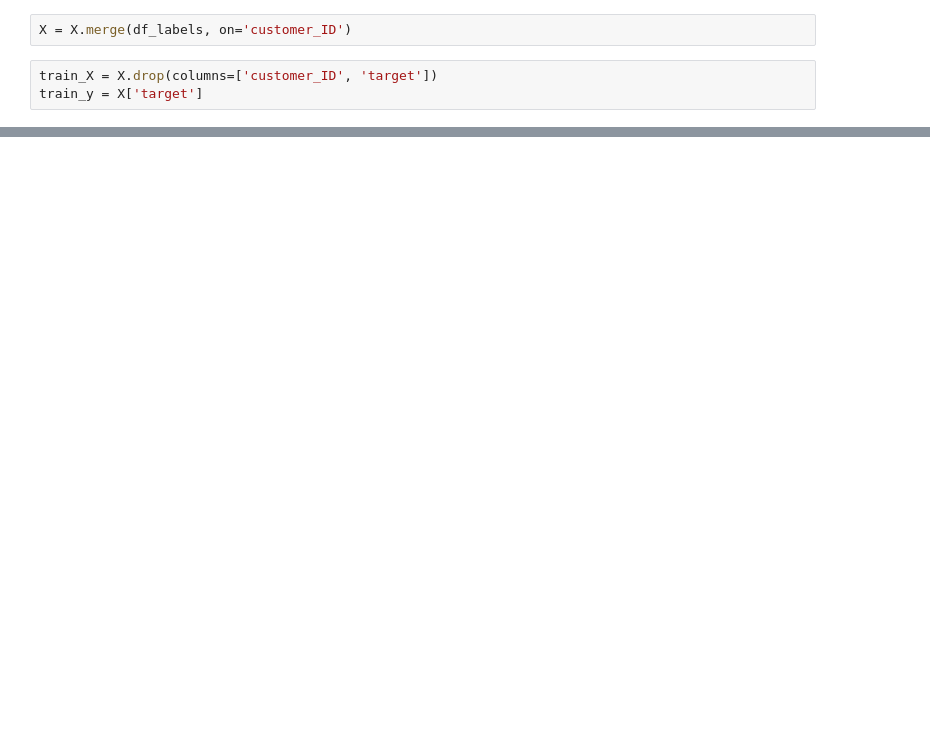
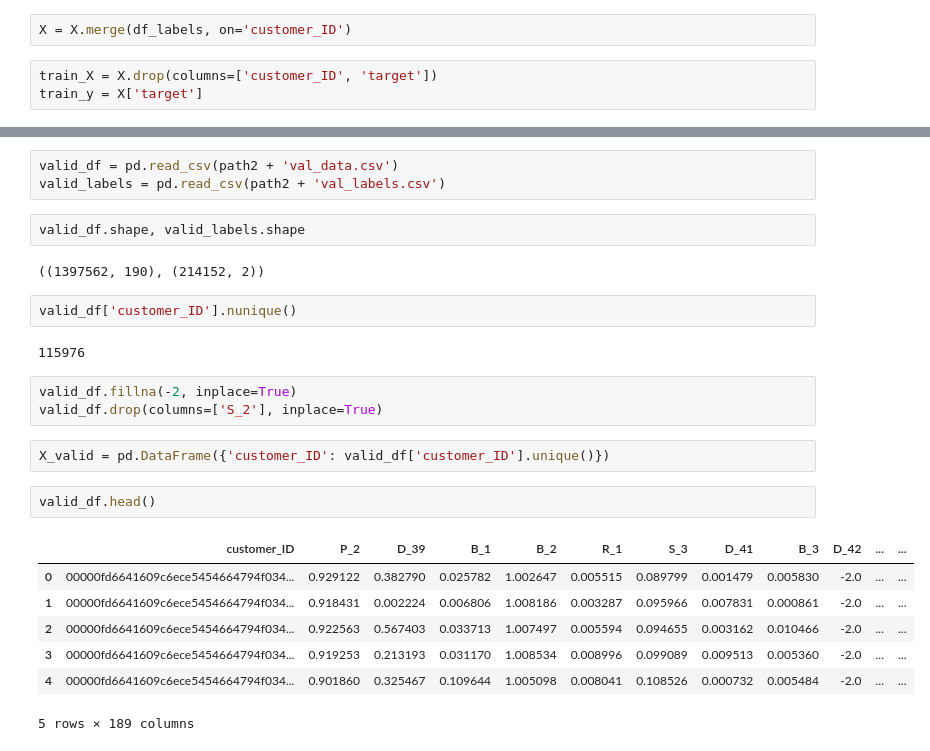
Before and after one commit to We-Need-More-RAM/amex_default_prediction, a Jupyter notebook: notebooks/ak/boosting.ipynb, the cells around one changed output, grey strips where cells are left out. Saved outputs shown, nothing was run; the diff lists cells and outputs as text; blank space fills up the shorter version.

```diff
--- a/notebooks/ak/boosting.ipynb
+++ b/notebooks/ak/boosting.ipynb
@@ -356,0 +433,26 @@ bst = lgb.train(param, train_data, num_round)
+# %%
+valid_df = pd.read_csv(path2 + 'val_data.csv')
+valid_labels = pd.read_csv(path2 + 'val_labels.csv')
+# %%
+valid_df.shape, valid_labels.shape
+# %% [output]
+((1397562, 190), (214152, 2))
+# %%
+valid_df['customer_ID'].nunique()
+# %% [output]
+115976
+# %%
+valid_df.fillna(-2, inplace=True)
+valid_df.drop(columns=['S_2'], inplace=True)
+# %%
+X_valid = pd.DataFrame({'customer_ID': valid_df['customer_ID'].unique()})
+# %%
+valid_df.head()
+# %% [output]
+|  | customer_ID | P_2 | D_39 | B_1 | B_2 | R_1 | S_3 | D_41 | B_3 | D_42 | ... | ... |
+| 0 | 00000fd6641609c6ece5454664794f034... | 0.929122 | 0.382790 | 0.025782 | 1.002647 | 0.005515 | 0.089799 | 0.001479 | 0.005830 | -2.0 | ... | ... |
+| 1 | 00000fd6641609c6ece5454664794f034... | 0.918431 | 0.002224 | 0.006806 | 1.008186 | 0.003287 | 0.095966 | 0.007831 | 0.000861 | -2.0 | ... | ... |
+| 2 | 00000fd6641609c6ece5454664794f034... | 0.922563 | 0.567403 | 0.033713 | 1.007497 | 0.005594 | 0.094655 | 0.003162 | 0.010466 | -2.0 | ... | ... |
+| 3 | 00000fd6641609c6ece5454664794f034... | 0.919253 | 0.213193 | 0.031170 | 1.008534 | 0.008996 | 0.099089 | 0.009513 | 0.005360 | -2.0 | ... | ... |
+| 4 | 00000fd6641609c6ece5454664794f034... | 0.901860 | 0.325467 | 0.109644 | 1.005098 | 0.008041 | 0.108526 | 0.000732 | 0.005484 | -2.0 | ... | ... |
+5 rows × 189 columns
```
Also changed, not shown: parts of 30 cells of this notebook, 2 other files.
